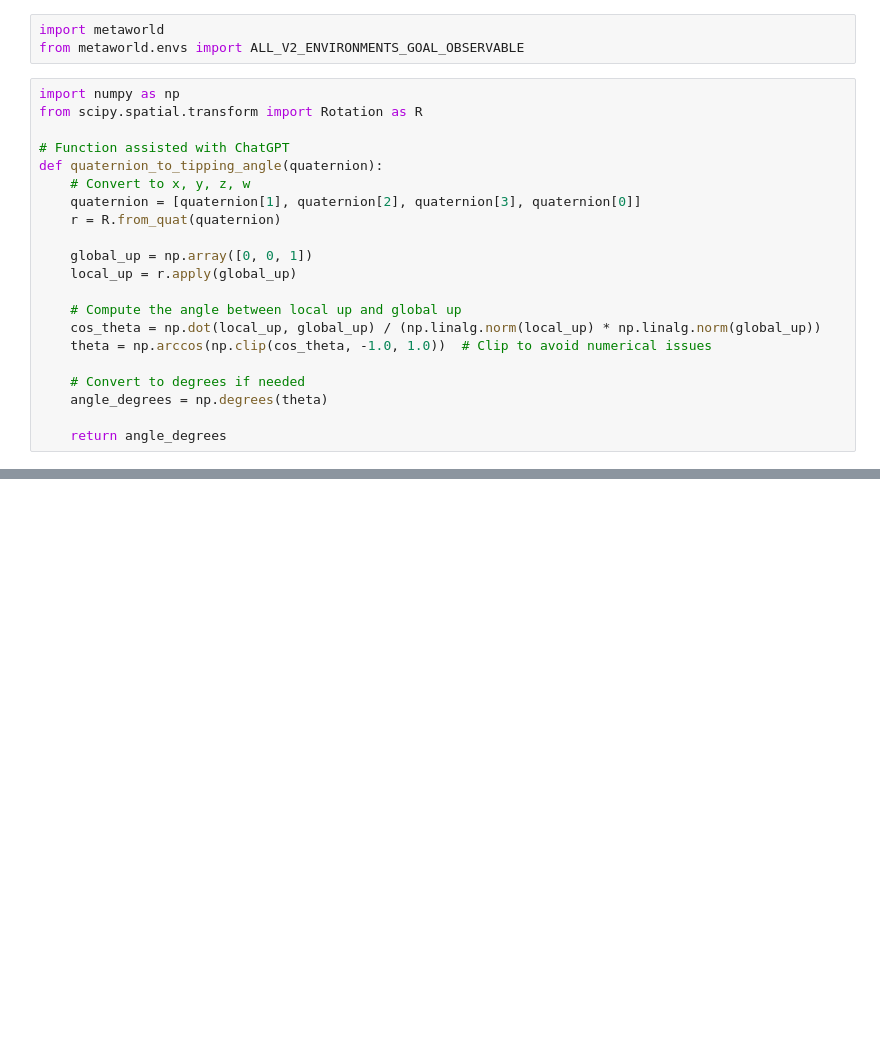
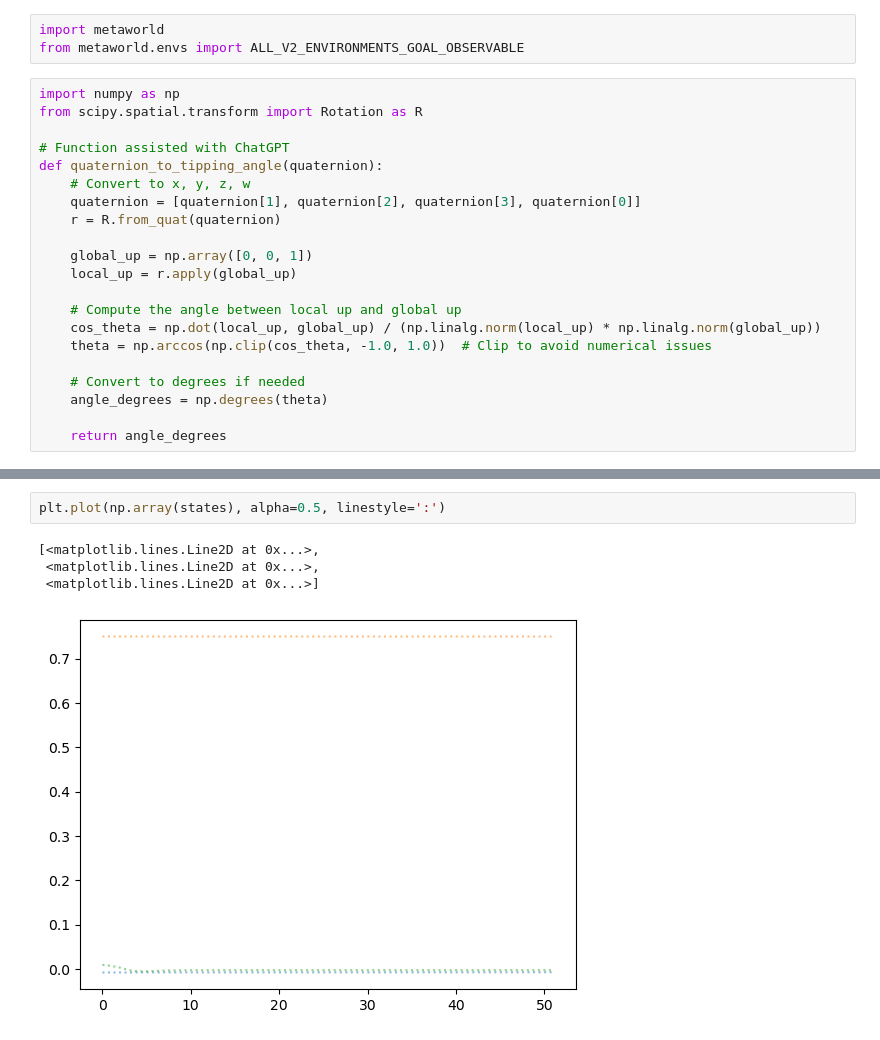
Before and after one commit to MACS-Research-Lab/safe-crl, a Jupyter notebook: code/Environment Test.ipynb, the cells around one changed output, grey strips where cells are left out. Saved outputs shown, nothing was run; the diff lists cells and outputs as text; blank space fills up the shorter version.

```diff
--- a/code/Environment Test.ipynb
+++ b/code/Environment Test.ipynb
@@ -86,3 +89,10 @@ env.close()
+# %%
+plt.plot(np.array(states), alpha=0.5, linestyle=':')
+# %% [output]
+[<matplotlib.lines.Line2D at 0x...>,
+ <matplotlib.lines.Line2D at 0x...>,
+ <matplotlib.lines.Line2D at 0x...>]
+[figure, added]
 # %%
 print(sum(rewards))
 print(sum(costs))
```
Also changed, not shown: parts of 5 cells of this notebook, 14 other files.
